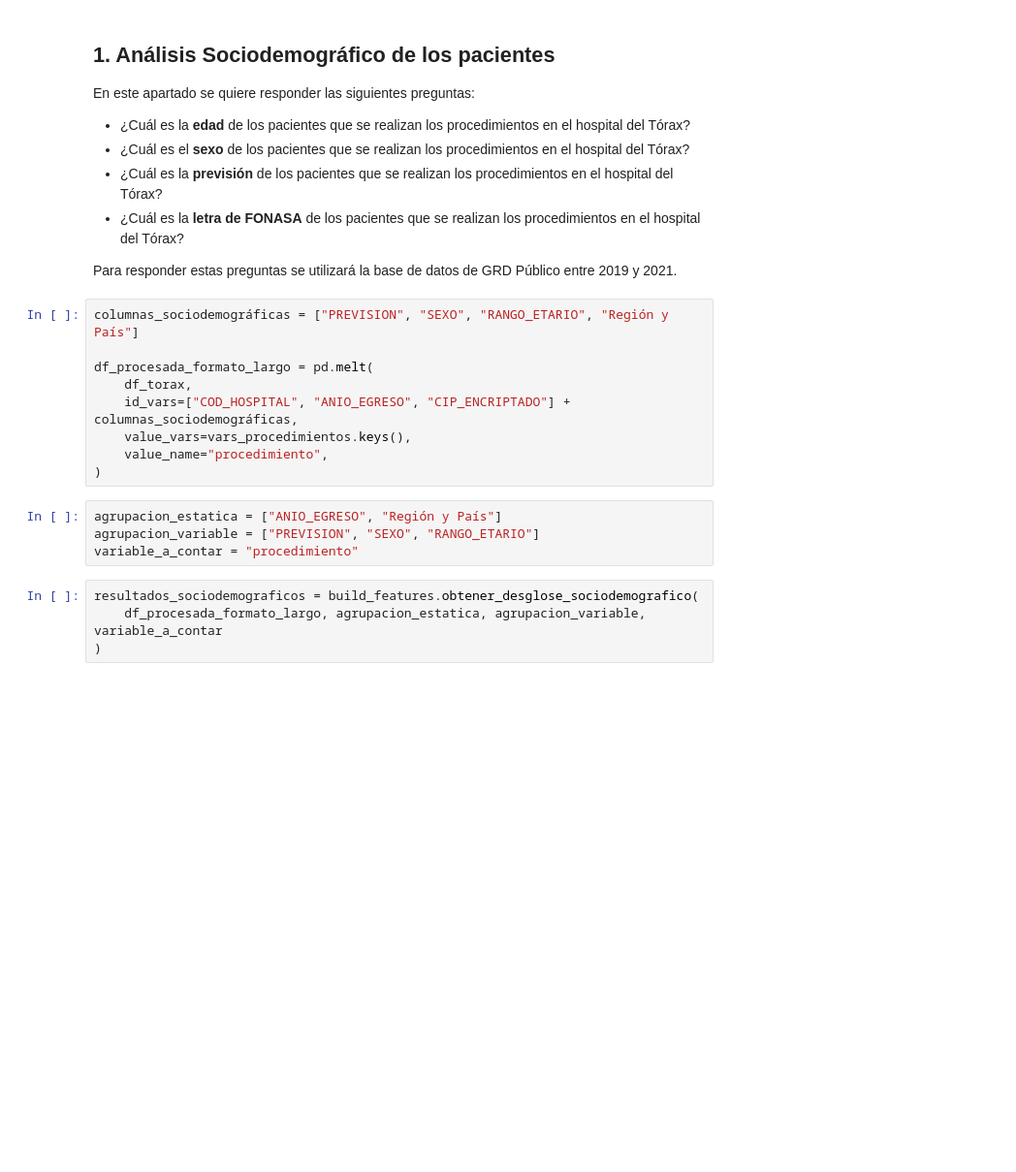
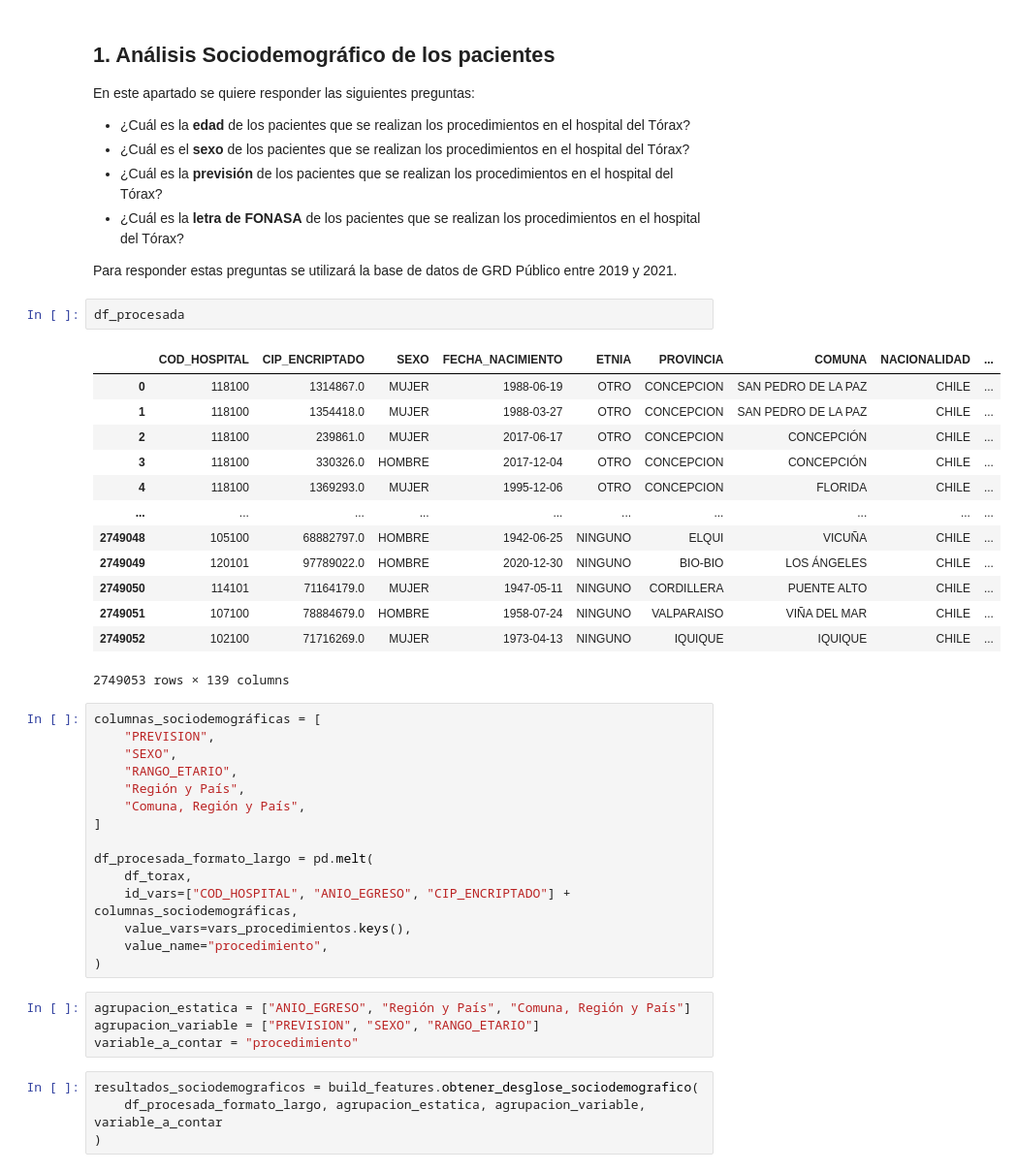
Before and after one commit to JavierRojas14/grd, a Jupyter notebook: notebooks/3.0-jrb-sociodemographic-data-of-patiens.ipynb, the cells around one changed output. Shown at 97% size. Drawn from its saved outputs; the diff is of its cells as text; blank space fills up the shorter version.

```diff
--- a/notebooks/3.0-jrb-sociodemographic-data-of-patiens.ipynb
+++ b/notebooks/3.0-jrb-sociodemographic-data-of-patiens.ipynb
@@ -41,8 +38,30 @@ En este apartado se quiere responder las siguientes preguntas:
 - ¿Cuál es la **letra de FONASA** de los pacientes que se realizan los procedimientos en el hospital del Tórax?
 
 Para responder estas preguntas se utilizará la base de datos de GRD Público entre 2019 y 2021.
+# %%
+df_procesada
+# %% [output]
+|  | COD_HOSPITAL | CIP_ENCRIPTADO | SEXO | FECHA_NACIMIENTO | ETNIA | PROVINCIA | COMUNA | NACIONALIDAD | ... |
+| 0 | 118100 | 1314867.0 | MUJER | 1988-06-19 | OTRO | CONCEPCION | SAN PEDRO DE LA PAZ | CHILE | ... |
+| 1 | 118100 | 1354418.0 | MUJER | 1988-03-27 | OTRO | CONCEPCION | SAN PEDRO DE LA PAZ | CHILE | ... |
+| 2 | 118100 | 239861.0 | MUJER | 2017-06-17 | OTRO | CONCEPCION | CONCEPCIÓN | CHILE | ... |
+| 3 | 118100 | 330326.0 | HOMBRE | 2017-12-04 | OTRO | CONCEPCION | CONCEPCIÓN | CHILE | ... |
+| 4 | 118100 | 1369293.0 | MUJER | 1995-12-06 | OTRO | CONCEPCION | FLORIDA | CHILE | ... |
+| ... | ... | ... | ... | ... | ... | ... | ... | ... | ... |
+| 2749048 | 105100 | 68882797.0 | HOMBRE | 1942-06-25 | NINGUNO | ELQUI | VICUÑA | CHILE | ... |
+| 2749049 | 120101 | 97789022.0 | HOMBRE | 2020-12-30 | NINGUNO | BIO-BIO | LOS ÁNGELES | CHILE | ... |
+| 2749050 | 114101 | 71164179.0 | MUJER | 1947-05-11 | NINGUNO | CORDILLERA | PUENTE ALTO | CHILE | ... |
+| 2749051 | 107100 | 78884679.0 | HOMBRE | 1958-07-24 | NINGUNO | VALPARAISO | VIÑA DEL MAR | CHILE | ... |
+| 2749052 | 102100 | 71716269.0 | MUJER | 1973-04-13 | NINGUNO | IQUIQUE | IQUIQUE | CHILE | ... |
+2749053 rows × 139 columns
 # %%
-columnas_sociodemográficas = ["PREVISION", "SEXO", "RANGO_ETARIO", "Región y País"]
+columnas_sociodemográficas = [
+    "PREVISION",
+    "SEXO",
+    "RANGO_ETARIO",
+    "Región y País",
+    "Comuna, Región y País",
+]
 
 df_procesada_formato_largo = pd.melt(
     df_torax,
@@ -51,7 +70,7 @@ df_procesada_formato_largo = pd.melt(
     value_name="procedimiento",
 )
 # %%
-agrupacion_estatica = ["ANIO_EGRESO", "Región y País"]
+agrupacion_estatica = ["ANIO_EGRESO", "Región y País", "Comuna, Región y País"]
 agrupacion_variable = ["PREVISION", "SEXO", "RANGO_ETARIO"]
 variable_a_contar = "procedimiento"
 # %%
```
Also changed, not shown: parts of 4 cells of this notebook.
